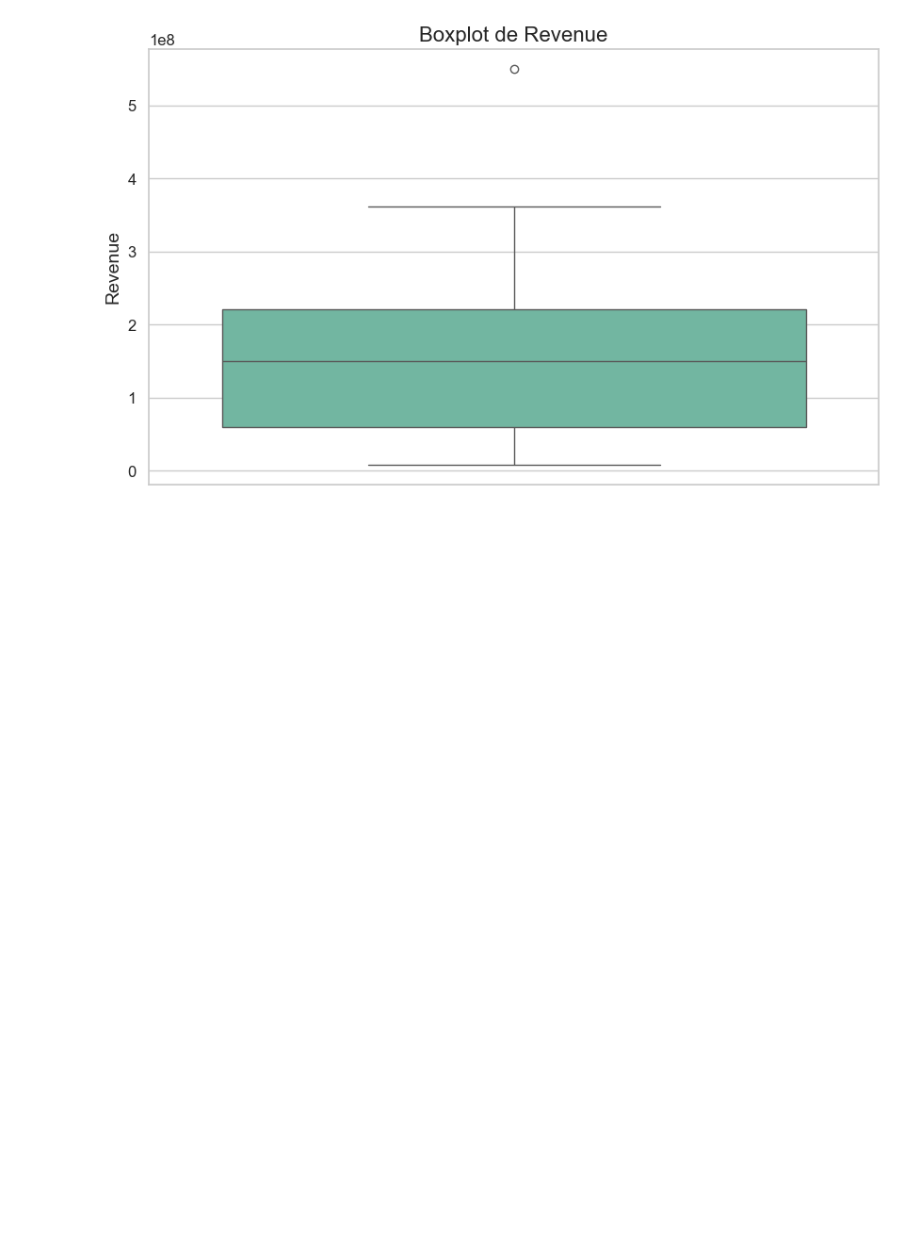
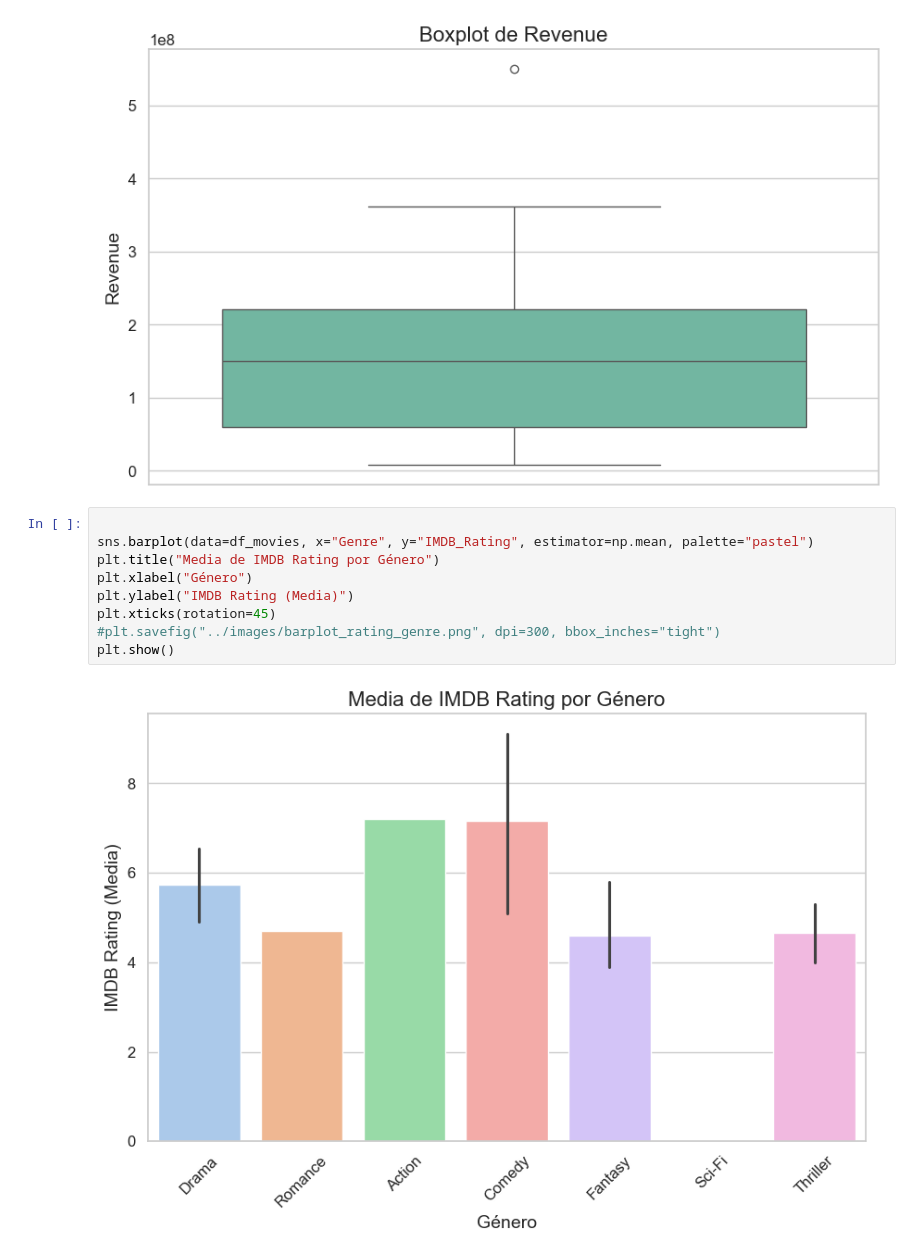
Before and after one commit to Andrea-Gauger/reto-data-movies, a Jupyter notebook: notebooks/01_eda.ipynb, the cells around one changed output. Drawn from its saved outputs; the diff is of its cells as text; blank space fills up the shorter version.

```diff
--- a/notebooks/01_eda.ipynb
+++ b/notebooks/01_eda.ipynb
@@ -189,3 +187,14 @@ plt.savefig("../images/boxplot_revenue.png", dpi=300, bbox_inches="tight")
 plt.show()
 # %% [output]
 [figure]
+# %%
+
+sns.barplot(data=df_movies, x="Genre", y="IMDB_Rating", estimator=np.mean, palette="pastel")
+plt.title("Media de IMDB Rating por Género")
+plt.xlabel("Género")
+plt.ylabel("IMDB Rating (Media)")
+plt.xticks(rotation=45)
+#plt.savefig("../images/barplot_rating_genre.png", dpi=300, bbox_inches="tight")
+plt.show()
+# %% [output]
+[figure, added]
```
Also changed, not shown: parts of 5 cells of this notebook, 4 other files.
